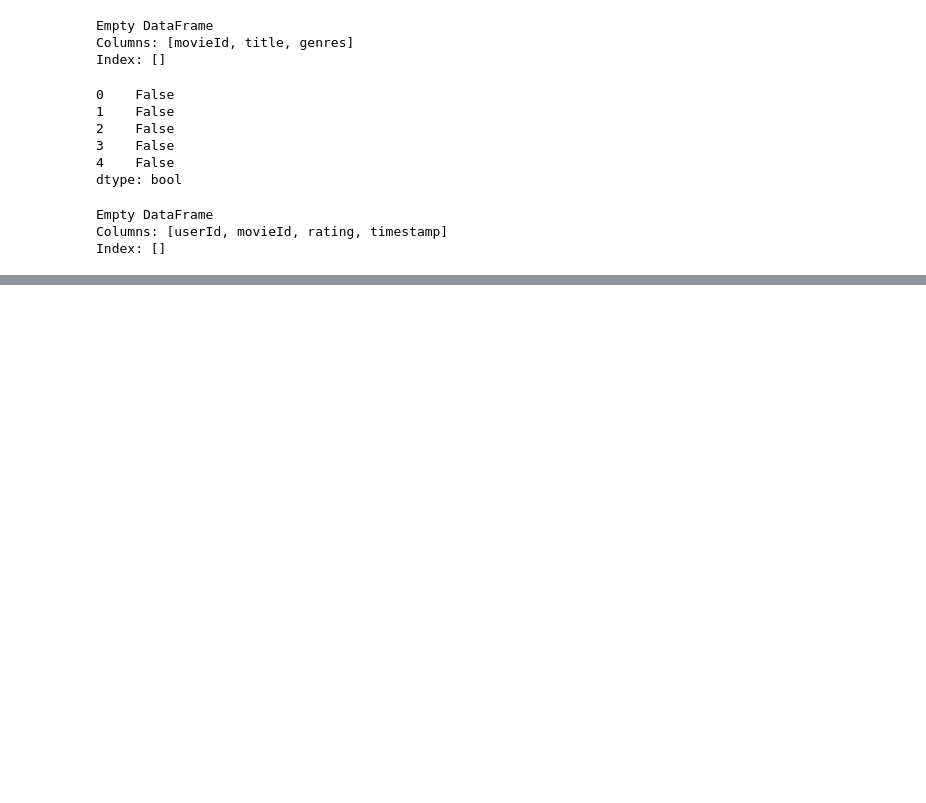
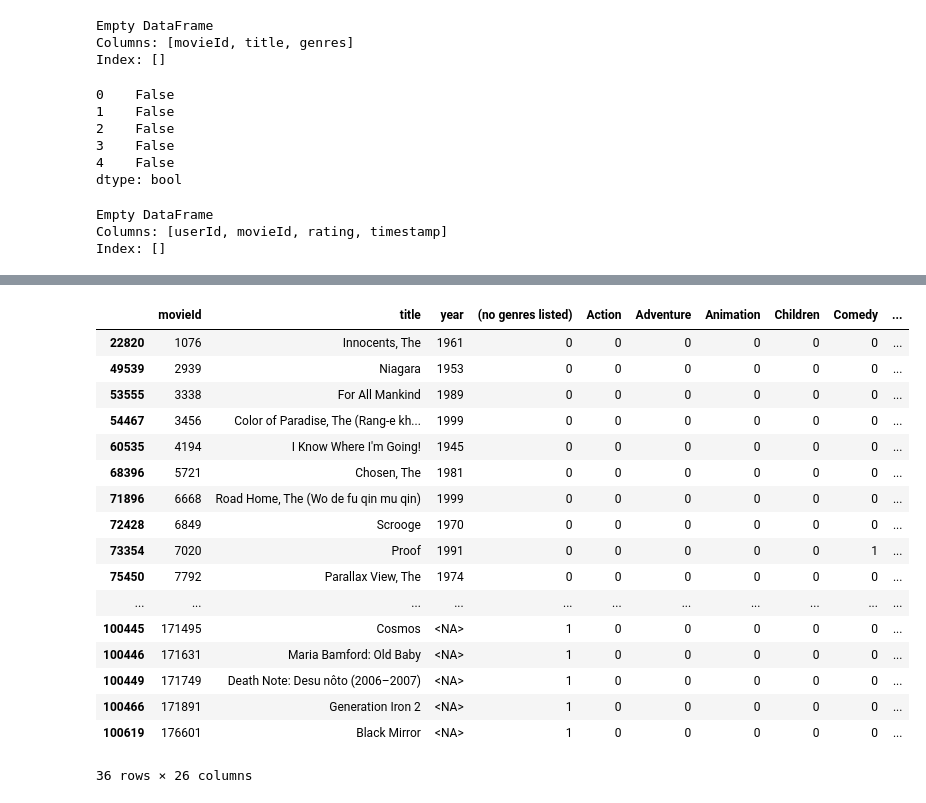
Before and after one commit to jimy-salem-52/RecSys, a Jupyter notebook: movielens-eda.ipynb, the cells around one changed output, grey strips where cells are left out. Drawn from its saved outputs; the diff is of its cells as text; code cells hidden in the pictures; blank space fills up the shorter version.

```diff
--- a/movielens-eda.ipynb
+++ b/movielens-eda.ipynb
@@ -89,0 +227,4 @@ There are no duplicates
+# %%
+final_df = new_df.merge(rating_df, on='movieId', how='left')
+final_df = final_df.drop_duplicates()
+final_df.head()
@@ -89,0 +263,22 @@ There are no duplicates
+# %%
+rows_with_nulls = final_df[final_df.isnull().any(axis=1)]
+rows_with_nulls
+# %% [output]
+|  | movieId | title | year | (no genres listed) | Action | Adventure | Animation | Children | Comedy | ... |
+| 22820 | 1076 | Innocents, The | 1961 | 0 | 0 | 0 | 0 | 0 | 0 | ... |
+| 49539 | 2939 | Niagara | 1953 | 0 | 0 | 0 | 0 | 0 | 0 | ... |
+| 53555 | 3338 | For All Mankind | 1989 | 0 | 0 | 0 | 0 | 0 | 0 | ... |
+| 54467 | 3456 | Color of Paradise, The (Rang-e kh... | 1999 | 0 | 0 | 0 | 0 | 0 | 0 | ... |
+| 60535 | 4194 | I Know Where I'm Going! | 1945 | 0 | 0 | 0 | 0 | 0 | 0 | ... |
+| 68396 | 5721 | Chosen, The | 1981 | 0 | 0 | 0 | 0 | 0 | 0 | ... |
+| 71896 | 6668 | Road Home, The (Wo de fu qin mu qin) | 1999 | 0 | 0 | 0 | 0 | 0 | 0 | ... |
+| 72428 | 6849 | Scrooge | 1970 | 0 | 0 | 0 | 0 | 0 | 0 | ... |
+| 73354 | 7020 | Proof | 1991 | 0 | 0 | 0 | 0 | 0 | 1 | ... |
+| 75450 | 7792 | Parallax View, The | 1974 | 0 | 0 | 0 | 0 | 0 | 0 | ... |
+| ... | ... | ... | ... | ... | ... | ... | ... | ... | ... | ... |
+| 100445 | 171495 | Cosmos | <NA> | 1 | 0 | 0 | 0 | 0 | 0 | ... |
+| 100446 | 171631 | Maria Bamford: Old Baby | <NA> | 1 | 0 | 0 | 0 | 0 | 0 | ... |
+| 100449 | 171749 | Death Note: Desu nôto (2006–2007) | <NA> | 1 | 0 | 0 | 0 | 0 | 0 | ... |
+| 100466 | 171891 | Generation Iron 2 | <NA> | 1 | 0 | 0 | 0 | 0 | 0 | ... |
+| 100619 | 176601 | Black Mirror | <NA> | 1 | 0 | 0 | 0 | 0 | 0 | ... |
+36 rows × 26 columns
```
Also changed, not shown: parts of 20 cells of this notebook.
